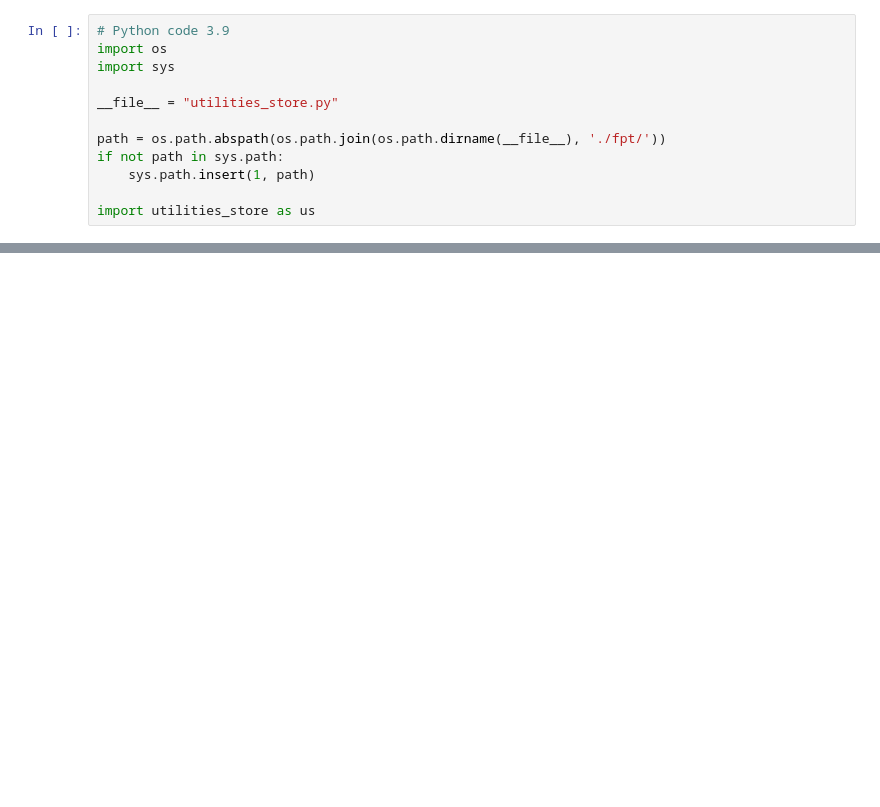
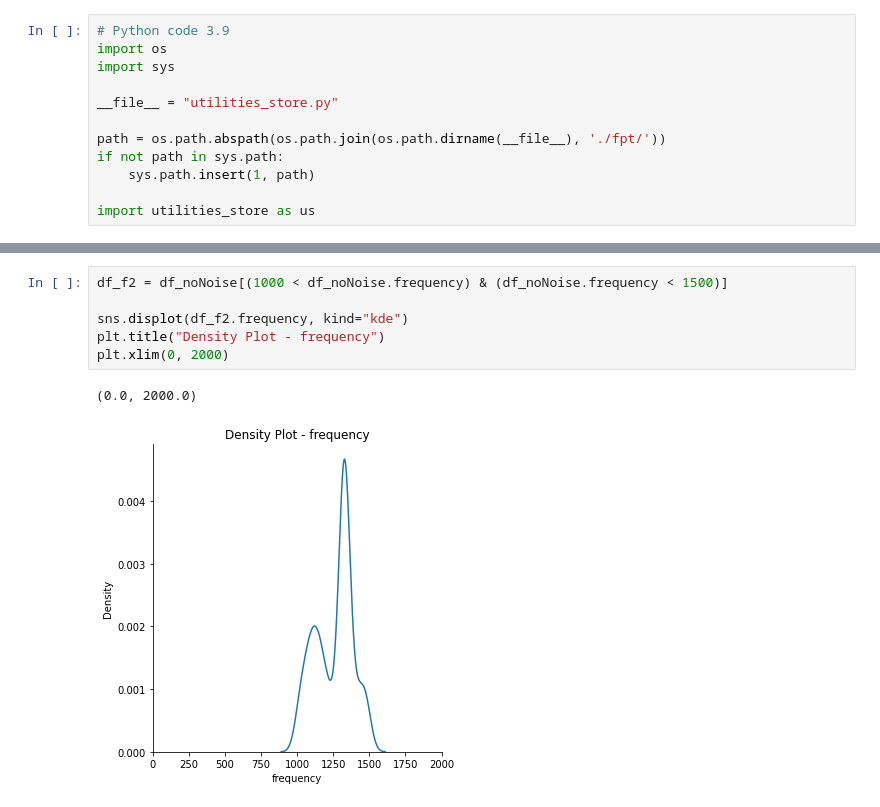
Before and after one commit to anastasiakrouglova/Master-Thesis, a Jupyter notebook: PlinearRegression.ipynb, the cells around one changed output, grey strips where cells are left out. Cells and saved outputs as stored; diff of their text form; blank space fills up the shorter version.

```diff
--- a/PlinearRegression.ipynb
+++ b/PlinearRegression.ipynb
@@ -51,0 +111,9 @@ us.plot_spectrogram(spectrogram, max_freq = 2000, scale=100)
+# %%
+df_f2 = df_noNoise[(1000 < df_noNoise.frequency) & (df_noNoise.frequency < 1500)]
+
+sns.displot(df_f2.frequency, kind="kde")
+plt.title("Density Plot - frequency")
+plt.xlim(0, 2000)
+# %% [output]
+(0.0, 2000.0)
+[figure, added]
```
Also changed, not shown: parts of 39 cells of this notebook, 2 other files.
